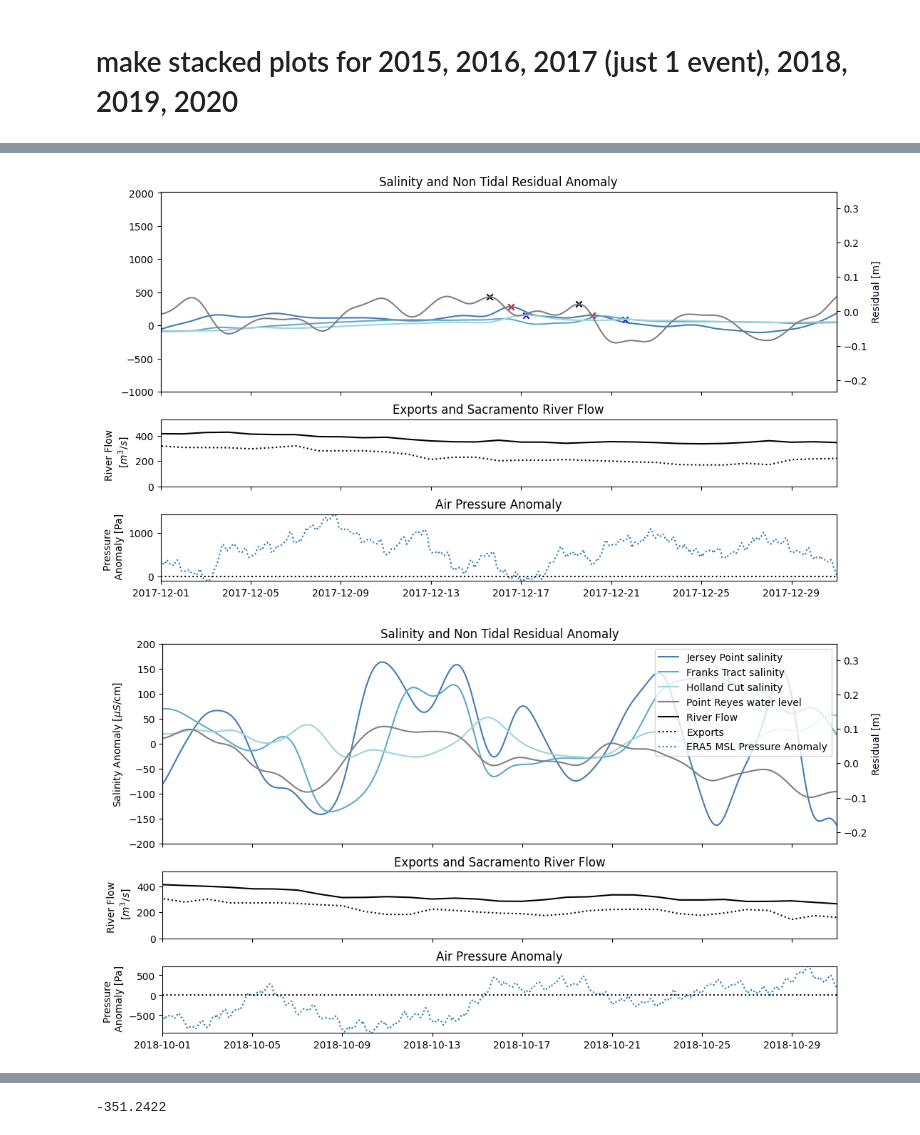
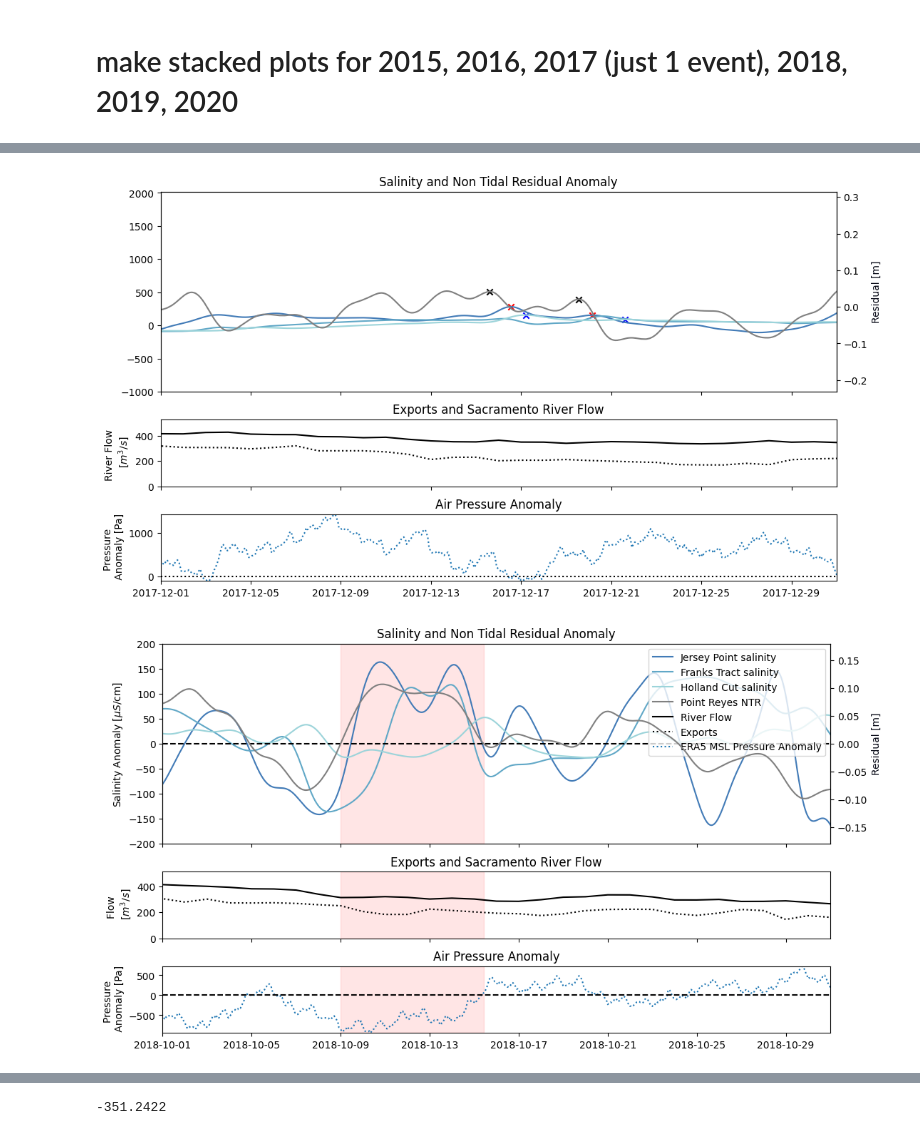
Before and after one commit to jennaisrael/Savio_scratch_back_up, a Jupyter notebook: climate_data_processing/identify_stp/peaks_at_frk_hol2_exports.ipynb, the cells around one changed output, grey strips where cells are left out. Drawn from its saved outputs; the diff is of its cells as text; code cells hidden in the pictures.

Commit message:
update ch 2 figures

```diff
--- a/climate_data_processing/identify_stp/peaks_at_frk_hol2_exports.ipynb
+++ b/climate_data_processing/identify_stp/peaks_at_frk_hol2_exports.ipynb
@@ -137,7 +137,8 @@ frk.set_index("datetime",inplace=True)
 
 #put all the variables in one array, need to cut it off before the last array begins (pr 2012-02-12) and before the first array ends (pr 2023-11-19)
 df_raw=pd.concat([pr_filt.rename(columns={"Residual": "pr"}),jp.rename(columns={"S_residual[microS/cm]": "jp"}),hol2.rename(columns={"S_residual[microS/cm]": "hol2"}),frk.rename(columns={"S_residual[microS/cm]": "frk"})],axis=1)
-df=df_raw.loc[pr_filt.first_valid_index():pr_filt.last_valid_index()]#.interpolate()
+#df=df_raw.loc[pr_filt.first_valid_index():pr_filt.last_valid_index()]#.interpolate()
+df=df_raw.loc[frk.first_valid_index():pr_filt.last_valid_index()]#.interpolate()
 df['datetime']=df.index.values
 df['month']=df.index.month.values
 df['year']=df.index.year.values
@@ -205,17 +206,17 @@ minw=2
 
 peakspr, propertiespr = find_peaks(df_f_wo21.pr.dropna().values, height=0,width=(2,maxw))#,width=(0,maxw)) #this just gives the x locations of the peaks, need to convert to logical
 pr_indices = df_f_wo21.pr.dropna().index
-peaksjp, propertiesjp = find_peaks(df_f_wo21.jp.dropna().values, prominence=10,width=(0,maxw))
+peaksjp, propertiesjp = find_peaks(df_f_wo21.jp.dropna().values,width=(0,maxw))
 jp_indices = df_f_wo21.jp.dropna().index
-peakshol2, propertieshol2 = find_peaks(df_f_wo21.hol2.dropna().values, prominence=5,width=(0,maxw))
+peakshol2, propertieshol2 = find_peaks(df_f_wo21.hol2.dropna().values,width=(0,maxw))
 hol2_indices = df_f_wo21.hol2.dropna().index
-# peaksfrk, propertiesfrk = find_peaks(df_f_wo21.frk.dropna().values, prominence=5,width=(0,maxw))
-# frk_indices = df_f_wo21.frk.dropna().index
+peaksfrk, propertiesfrk = find_peaks(df_f_wo21.frk.dropna().values,width=(0,maxw))
+frk_indices = df_f_wo21.frk.dropna().index
 #peakshol210, _ = find_peaks(df_f_wo21.hol2.values, prominence=10)
 idx=np.arange(0,len(df_f_wo21.pr.values))#has the same shape as the first argument
 df_f_wo21['pr_peak']=np.isin(df_f_wo21.index,pr_indices[peakspr]) #for this one need to map from the nan dropped list to full list
 df_f_wo21['jp_peak']=np.isin(df_f_wo21.index,jp_indices[peaksjp])
 df_f_wo21['hol2_peak']=np.isin(df_f_wo21.index,hol2_indices[peakshol2])
-#df_f_wo21['frk_peak']=np.isin(df_f_wo21.index,frk_indices[peaksfrk])
+df_f_wo21['frk_peak']=np.isin(df_f_wo21.index,frk_indices[peaksfrk])
 df_f_wo21
 # %% [output]
@@ -478,7 +481,7 @@ ax[2].set_xlim(lim1,lim2)
 #leg = plt.legend(handles=[a,b,c,d,e,f,g],loc='upper right', bbox_to_anchor=(1.8, 2.0))
 plt.show()
 # %% [output]
-[figure, old version]
+[figure, new version]
 # %%
 # Try plotting exports and river flow on a second thin subplot below the salinity and elevation plot and then a third plot for sea level pressure
 fig, ax = plt.subplots(3,1,layout="constrained",sharex=True,figsize=(11,6),gridspec_kw={'height_ratios': [3, 1, 1]})
@@ -486,6 +489,7 @@ fig, ax = plt.subplots(3,1,layout="constrained",sharex=True,figsize=(11,6),grids
 #Set the date limits of the plot HERE so I can rescale the axes by min and max in this range
 lim1=datetime(2018,10,1)
 lim2=datetime(2018,10,31)
+
 #colors to be consistent with other plors
 colors = plt.colormaps['Dark2'].colors #this is a tuple so need to use tuple indexing [rom][column]
 
@@ -497,36 +501,68 @@ b, = ax[0].plot(df_f_wo21.frk,color=cmocean.cm.ice(4/6),label="Franks Tract sali
 c, = ax[0].plot(df_f_wo21.hol2,color=cmocean.cm.ice(5/6),label="Holland Cut salinity")
 #ax[0].scatter(df_f_wo21.datetime.loc[peak_hol224h],df_f_wo21.hol2.loc[peak_hol224h],marker="x",color='b')
 ax0=ax[0].twinx()
-d, = ax0.plot(pr_indices,df_f_wo21.pr.dropna(),color='grey', label="Point Reyes water level")
+d, = ax0.plot(pr_indices,df_f_wo21.pr.dropna(),color='grey', label="Point Reyes NTR")
 #ax0.scatter(df_f_wo21.datetime.loc[peak_pr24h_1], df_f_wo21.pr.loc[peak_pr24h_1],marker="x",color='k')
 ax[0].set_ylabel("Salinity Anomaly [$\mu S$/cm]")
 ax0.set_ylabel("Residual [m]",color=cmocean.cm.ice(0))
 ax[0].set_title('Salinity and Non Tidal Residual Anomaly')
+ax[0].axhline(y=0, color = 'k',linestyle='--')
 ax[0].set_ylim([-200,200])
+ax0.set_ylim([-0.18,0.18])
 
 e, = ax[1].plot(fluxc['sac_sjr']*-1, label="River Flow", color='k')
 f, = ax[1].plot(fluxc['exports'], label="Exports", color='k',linestyle=':')
 #min1=fluxc[lim1:lim2][['sac_sjr','exports']].abs().min(axis=None).min()-250
 max1=fluxc[lim1:lim2][['sac_sjr','exports']].abs().max(axis=None).max()+100
 ax[1].set_ylim([0,max1])
-ax[1].set_ylabel("River Flow \n [$m^3/s$]")
+ax[1].set_ylabel("Flow \n [$m^3/s$]")
 ax[1].set_title('Exports and Sacramento River Flow')
 #ax[1].legend()
 
 g, = ax[2].plot(df_pr['msl_a'],label='ERA5 MSL Pressure Anomaly',linestyle=':')
 min2=df_pr['msl_a'][lim1:lim2].dropna().min()-5
 max2=df_pr['msl_a'][lim1:lim2].dropna().max()+5
 ax[2].set_ylim([min2,max2])
 ax[2].set_ylabel("Pressure \n Anomaly [Pa]")
-ax[2].axhline(y=0, color = 'k',linestyle=':')
+ax[2].axhline(y=0, color = 'k',linestyle='--')
 ax[2].set_title('Air Pressure Anomaly')
+
+strimpr=pd.to_datetime('2018-10-09 00:06:00',format=dtformat)
+etrimpr=pd.to_datetime('2018-10-15 10:18:00',format=dtformat)
+# highlight a time range
+ax[0].axvspan(strimpr, etrimpr, color="red", alpha=0.1)
+ax[1].axvspan(strimpr, etrimpr, color="red", alpha=0.1)
+ax[2].axvspan(strimpr, etrimpr, color="red", alpha=0.1)
+
+
+# # line up the axes and add a dotted line at 0
+# ax1_ylims = ax[0].axes.get_ylim()           # Find y-axis limits set by the plotter
+# ax1_yratio = ax1_ylims[0] / ax1_ylims[1]  # Calculate ratio of lowest limit to highest limit
+
+# ax2_ylims = ax0.axes.get_ylim()           # Find y-axis limits set by the plotter
+# ax2_yratio = ax2_ylims[0] / ax2_ylims[1]  # Calculate ratio of lowest limit to highest limit
+
+
+# # If the plot limits ratio of plot 1 is smaller than plot 2, the first data set has
+# # a wider range range than the second data set. Calculate a new low limit for the
+# # second data set to obtain a similar ratio to the first data set.
+# # Else, do it the other way around
+
+# if ax1_yratio < ax2_yratio:
+#     ax[0].set_ylim(bottom = ax2_ylims[1]*ax1_yratio)
+# else:
+#     ax0.set_ylim(bottom = ax1_ylims[1]*ax2_yratio)
 
 ax[0].set_xlim(lim1,lim2)
 ax[1].set_xlim(lim1,lim2)
 ax[2].set_xlim(lim1,lim2)
 #leg = plt.legend(handles=[a,b,c,d,e,f,g],loc='upper right', bbox_to_anchor=(1.8, 2.0))
 ax[0].legend(handles=[a,b,c,d,e,f,g],loc='upper right')
+
+
 plt.show()
-fig.savefig('/global/scratch/users/jennaisrael/climate_data_processing/identify_stp/OSM_figures/stacked_TS_2018_fixed.png')
+
+
+fig.savefig('/global/scratch/users/jennaisrael/climate_data_processing/identify_stp/manuscript_figures/stacked_TS_2018_fixed_shaded_align0_dash.png')
 # %% [output]
-[figure, old version]
+[figure, new version]
```
Also changed, not shown: parts of 15 cells of this notebook, 43 other files.
